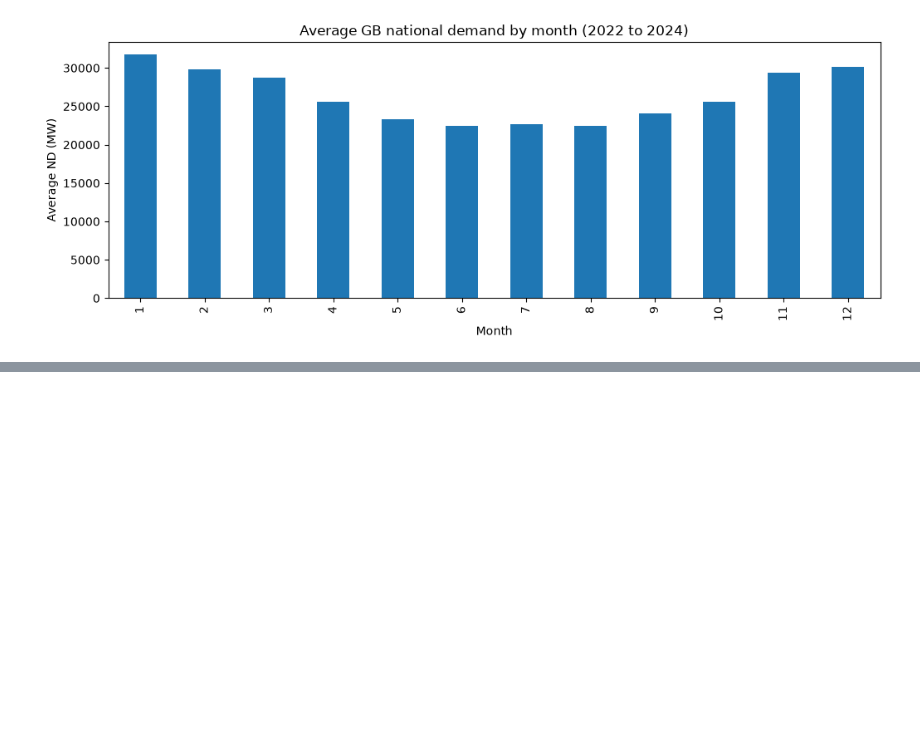
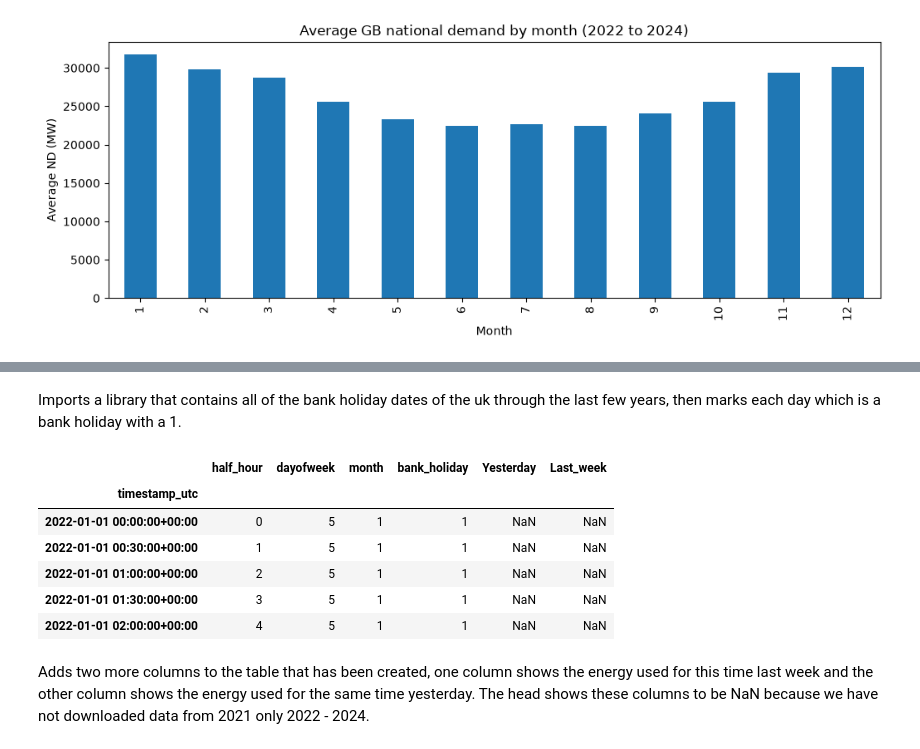
Before and after one commit to rawdan2006-ai/electricity-demand-forecast, a Jupyter notebook: notebooks/demand_forecast.ipynb, the cells around one changed output, grey strips where cells are left out. Saved outputs shown, nothing was run; the diff lists cells and outputs as text; code cells hidden in the pictures; blank space fills up the shorter version.

```diff
--- a/notebooks/demand_forecast.ipynb
+++ b/notebooks/demand_forecast.ipynb
@@ -189,0 +240,16 @@ plt.show()
+# %% [markdown]
+Imports a library that contains all of the bank holiday dates of the uk through the last few years, then marks each day which is a bank holiday with a 1.
+# %%
+features["Yesterday"] = demand["ND"].shift(48)
+features["Last_week"] = demand["ND"].shift(48 * 7)
+features.head()
+# %% [output]
+|  | half_hour | dayofweek | month | bank_holiday | Yesterday | Last_week |
+| timestamp_utc |  |  |  |  |  |  |
+| 2022-01-01 00:00:00+00:00 | 0 | 5 | 1 | 1 | NaN | NaN |
+| 2022-01-01 00:30:00+00:00 | 1 | 5 | 1 | 1 | NaN | NaN |
+| 2022-01-01 01:00:00+00:00 | 2 | 5 | 1 | 1 | NaN | NaN |
+| 2022-01-01 01:30:00+00:00 | 3 | 5 | 1 | 1 | NaN | NaN |
+| 2022-01-01 02:00:00+00:00 | 4 | 5 | 1 | 1 | NaN | NaN |
+# %% [markdown]
+Adds two more columns to the table that has been created, one column shows the energy used for this time last week and the other column shows the energy used for the same time yesterday. The head shows these columns to be NaN because we have not downloaded data from 2021 only 2022 - 2024.
```
Also changed, not shown: parts of 10 cells of this notebook.
